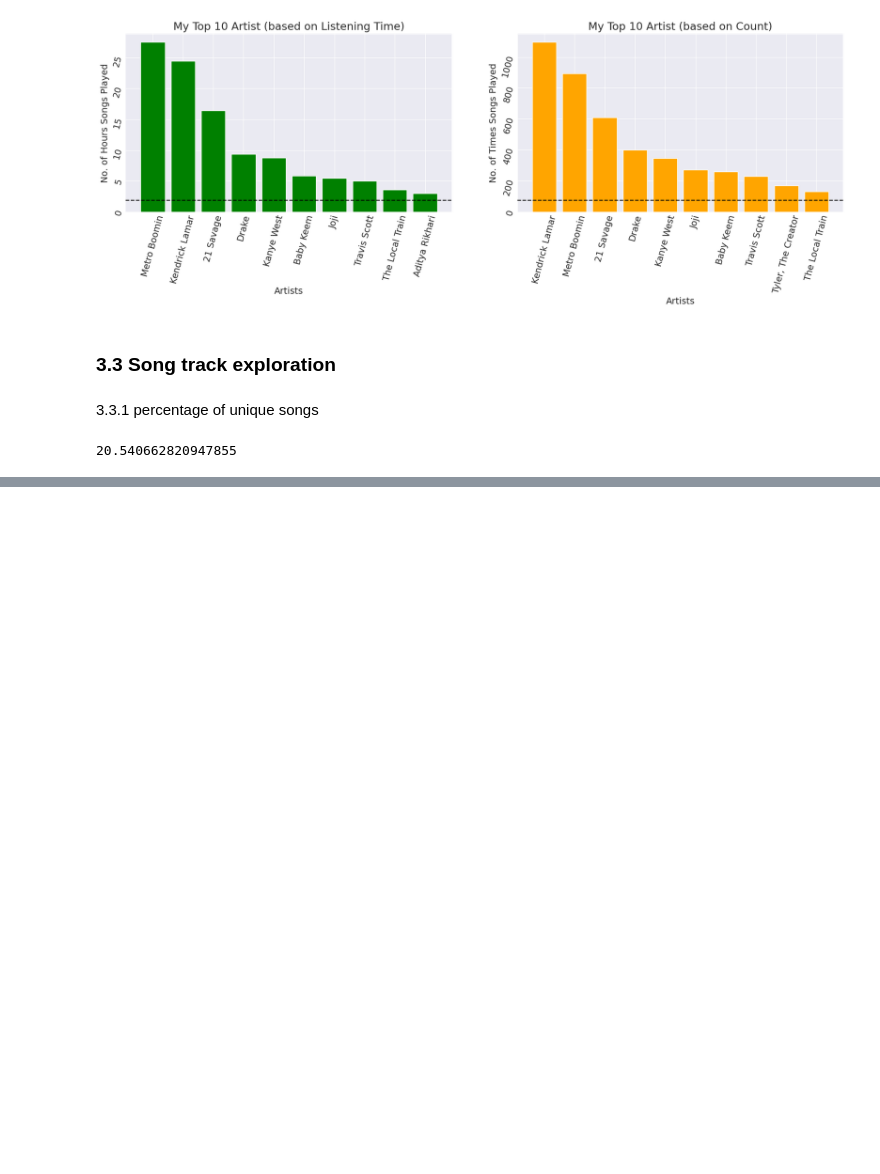
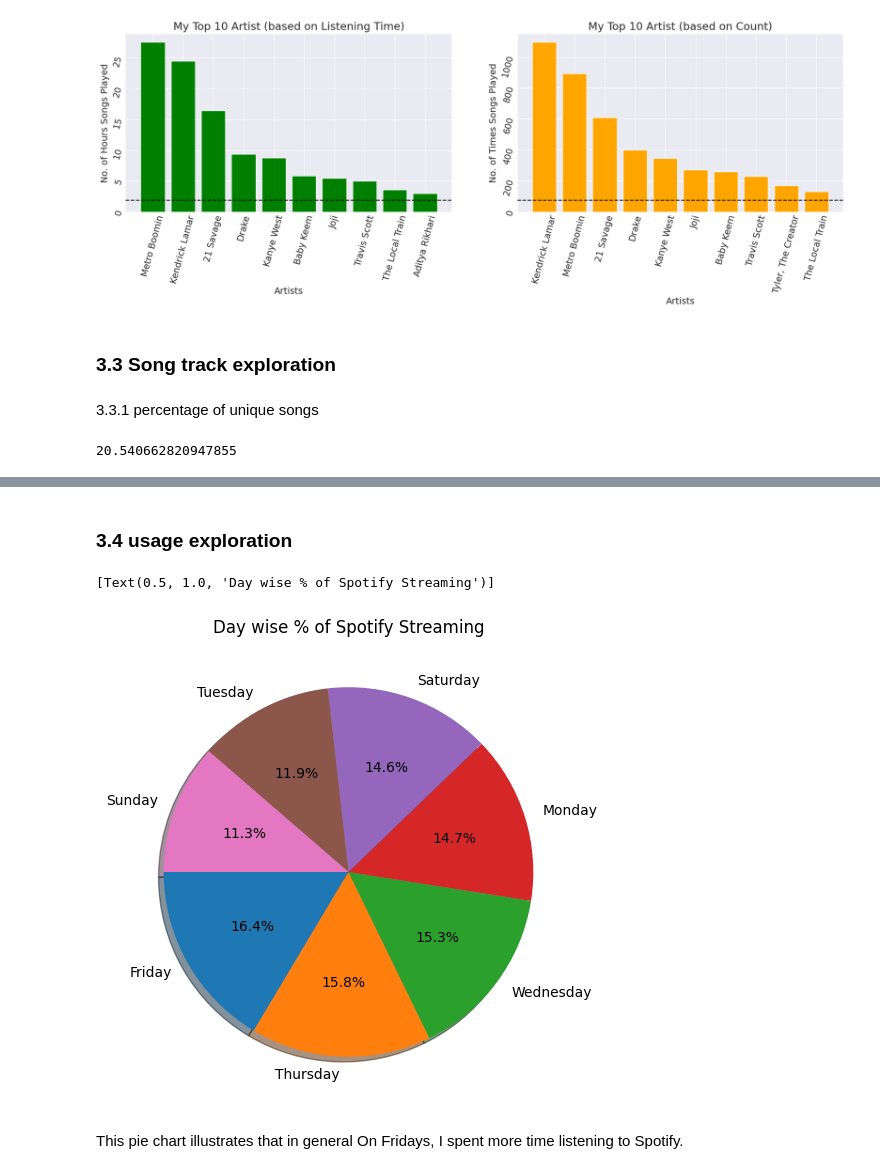
Before and after one commit to piyush-mk/SpotiStats, a Jupyter notebook: Notebook.ipynb, the cells around one changed output, grey strips where cells are left out. Cells and saved outputs as stored; diff of their text form; code cells hidden in the pictures; blank space fills up the shorter version.

```diff
--- a/Notebook.ipynb
+++ b/Notebook.ipynb
@@ -226,0 +245,12 @@ unique_songs_percentage
+# %% [markdown]
+### 3.4 usage exploration
+# %%
+plt.style.use('default')
+fig, ax = plt.subplots(figsize=(12, 6))
+ax.pie(spotify_stream_df["day-name"].value_counts(), labels=spotify_stream_df["day-name"].value_counts().index, autopct='%1.1f%%', startangle=180, shadow = True)
+ax.set(title="Day wise % of Spotify Streaming")
+# %% [output]
+[Text(0.5, 1.0, 'Day wise % of Spotify Streaming')]
+[figure, added]
+# %% [markdown]
+This pie chart illustrates that in general On Fridays, I spent more time listening to Spotify.
```
Also changed, not shown: parts of 2 cells of this notebook.
